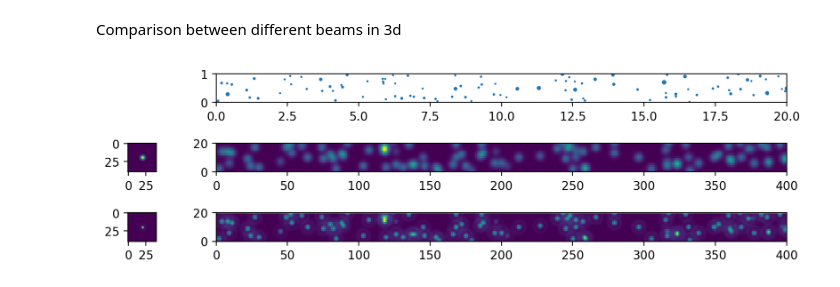
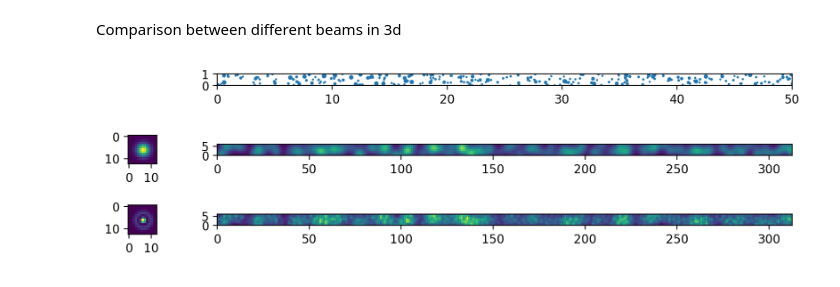
Before and after one commit to janko-petkovic/drawer, a Jupyter notebook: gillespie/microscopy.ipynb, the cells around one changed output. Saved outputs shown, nothing was run; the diff lists cells and outputs as text; code cells hidden in the pictures.

```diff
--- a/gillespie/microscopy.ipynb
+++ b/gillespie/microscopy.ipynb
@@ -184,16 +184,16 @@ Comparison between different beams in 3d
 # %%
 # Simulate
 rng = np.random.default_rng(2022)
-Ls = (20,1,1)
+Ls = (200,1,1)
 
-population = Population(rng, n_molecules=100, Ls=Ls)
-_ = population.diffuse(dt=0.001, D=10, timesteps=3000)
+population = Population(rng, n_molecules=1000, Ls=Ls)
+_ = population.diffuse(dt=0.001, D=0.1, timesteps=3000)
 
 
 # Render
-resolution = 0.05
-sigma = 0.1
-omega = 20
+resolution = 0.16
+sigma = 0.3
+omega = 10
 
 gk = partial(gaussian_kernel_function, sigma=sigma)
 lk = partial(fake_laguerre_kernel_function, sigma=sigma, omega=omega)
@@ -226,31 +226,31 @@ ax.imshow(gaussian_filter)
 
 ax = axs[1,1]
 ax.imshow(gaussian_image.T)
 
 ax = axs[2,0]
 ax.imshow(fake_laguerre_filter)
 
 
 ax = axs[2,1]
 ax.imshow(fake_laguerre_image.T)
 
 
 x_lim = min(50, Ls[0])
 pix_lim = x_lim/resolution
 
 y_lim = min(np.inf, Ls[1])
 piy_lim = y_lim/resolution
 
 
 axs[0,1].set_xlim(0,x_lim)
 axs[0,1].set_ylim(0,y_lim)
 
 for ax in axs[1:,1]:
     ax.set_xlim(0,pix_lim);
     ax.set_ylim(0,piy_lim);
 
 for ax in axs.flatten(): ax.set_aspect('equal')
 
 axs[0,0].remove()
 # %% [output]
-[figure, old version]
+[figure, new version]
```
Also changed, not shown: 5 other files.
